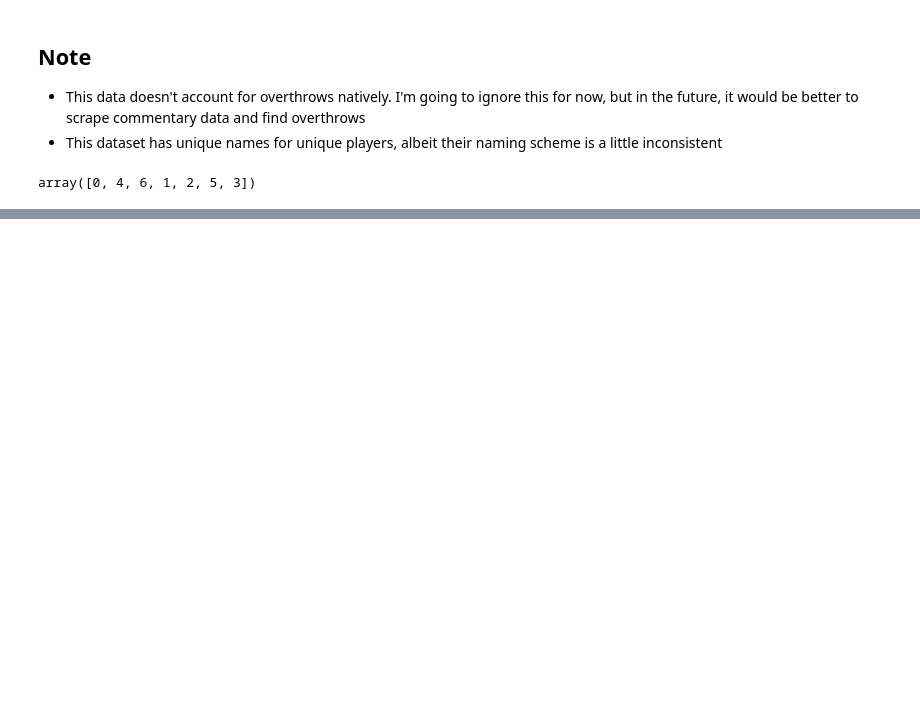
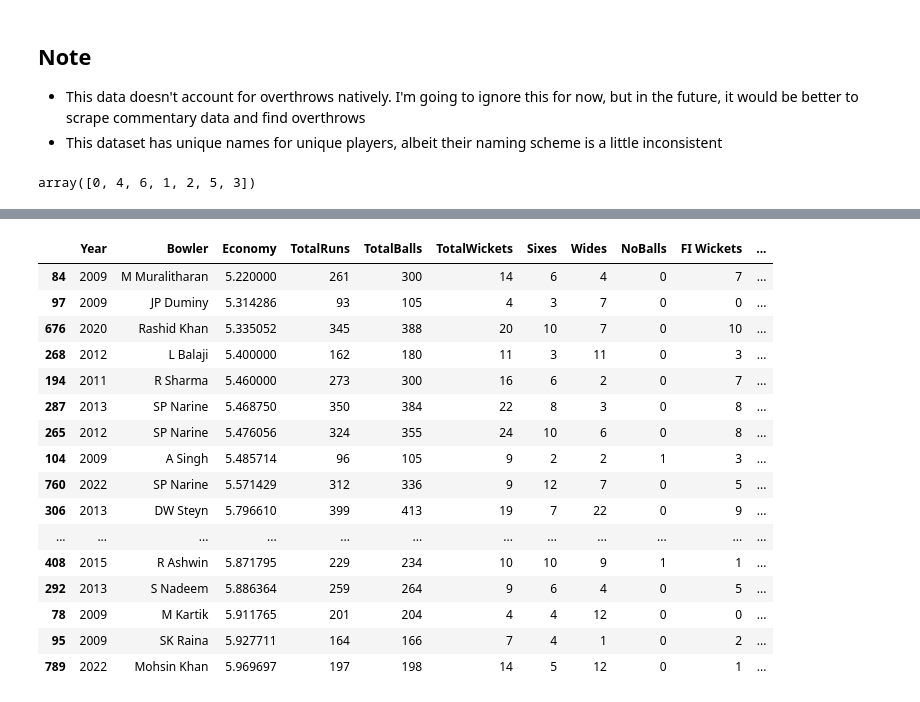
Before and after one commit to greenbear26/fielding-independent-bowling, a Jupyter notebook: main.ipynb, the cells around one changed output, grey strips where cells are left out. Drawn from its saved outputs; the diff is of its cells as text; code cells hidden in the pictures; blank space fills up the shorter version.

Commit message:
Extracted bowler data from ball by ball data

```diff
--- a/main.ipynb
+++ b/main.ipynb
@@ -95,2 +108,86 @@ We will also need to know
+# %%
+# Add a new column for year
+
+filtered_df['Year'] = pd.to_datetime(filtered_df['match_date']).dt.year
 # %%
-# Get economy rate for each bowler in 2008
+# Loop through database and create aggregate stats for each bowler each year
+rows_list = []
+
+for year in filtered_df['Year'].unique():
+    year_data = filtered_df[filtered_df['Year'] == year]
+    for bowler in year_data['Bowler'].unique():
+        bowler_data = year_data[year_data['Bowler'] == bowler]
+
+        # Legal balls bowled
+        total_balls = bowler_data.shape[0]
+        total_balls -= bowler_data[bowler_data['ExtraType'].isin(['wides', 'noballs', 'penalty,wides', 'byes,noballs', 'legbyes,noballs', 'penalty'])].shape[0]
+        if total_balls < 100:
+            continue
+
+        # Regular runs
+        batsman_runs = bowler_data['BatsmanRun'].sum()
+
+        # Wide runs and penalty/wides
+        wide_runs = bowler_data[bowler_data['ExtraType'].isin(['wides', 'noballs'])]['ExtrasRun'].sum()
+        wide_runs += max(0, bowler_data[bowler_data['ExtraType'].isin(['penalty,wides'])]['ExtrasRun'].sum()-5)
+
+        # No-ball runs and penalty/noballs
+        noball_runs = bowler_data[bowler_data['ExtraType'].isin(['noballs'])]['ExtrasRun'].sum()
+        noball_runs += len(bowler_data[bowler_data['ExtraType'].isin(['byes,noballs', 'legbyes,noballs'])])
+
+        # Total runs given up
+        total_runs = batsman_runs + wide_runs + noball_runs
+
+        # Economy rate = total runs / (total balls / 6)
+        economy = total_runs / (total_balls / 6) if total_balls > 0 else 0
+
+        # Sixes given up
+        sixes = bowler_data[bowler_data['BatsmanRun'] == 6].shape[0]
+
+        # Dot balls bowled
+        dot_balls = bowler_data[bowler_data['BatsmanRun'] == 0].shape[0]
+
+        # Total wickets taken
+        total_wickets = bowler_data[bowler_data['Kind'].isin(['bowled', 'caught', 'lbw', 'stumped', 'hit wicket', 'caught and bowled'])].shape[0]
+
+        # Fielding Indpendent wickets (bowled, lbw, caught and bowled) [Maybe add hit wicket and stumped later]
+        fielding_independent_wickets = bowler_data[bowler_data['Kind'].isin(['bowled', 'caught and bowled', 'lbw'])].shape[0]
+
+        rows_list.append({
+            'Year': year,
+            'Bowler': bowler,
+            'Economy': economy,
+            'TotalRuns': total_runs,
+            'TotalBalls': total_balls,
+            'TotalWickets': total_wickets,
+            'Sixes': sixes,
+            'Wides': wide_runs,
+            'NoBalls': noball_runs,
+            'FI Wickets': fielding_independent_wickets,
+            'DotBalls': dot_balls,
+        })
+
+bowler_df = pd.DataFrame(rows_list)
+bowler_df.sort_values(by=['Economy'], inplace=True)
+
+bowler_df = bowler_df.reset_index(drop=True)
+bowler_df.to_csv('data/bowler-stats.csv', index=False)
+bowler_df.head(20)
+# %% [output]
+|  | Year | Bowler | Economy | TotalRuns | TotalBalls | TotalWickets | Sixes | Wides | NoBalls | FI Wickets | ... |
+| 84 | 2009 | M Muralitharan | 5.220000 | 261 | 300 | 14 | 6 | 4 | 0 | 7 | ... |
+| 97 | 2009 | JP Duminy | 5.314286 | 93 | 105 | 4 | 3 | 7 | 0 | 0 | ... |
+| 676 | 2020 | Rashid Khan | 5.335052 | 345 | 388 | 20 | 10 | 7 | 0 | 10 | ... |
+| 268 | 2012 | L Balaji | 5.400000 | 162 | 180 | 11 | 3 | 11 | 0 | 3 | ... |
+| 194 | 2011 | R Sharma | 5.460000 | 273 | 300 | 16 | 6 | 2 | 0 | 7 | ... |
+| 287 | 2013 | SP Narine | 5.468750 | 350 | 384 | 22 | 8 | 3 | 0 | 8 | ... |
+| 265 | 2012 | SP Narine | 5.476056 | 324 | 355 | 24 | 10 | 6 | 0 | 8 | ... |
+| 104 | 2009 | A Singh | 5.485714 | 96 | 105 | 9 | 2 | 2 | 1 | 3 | ... |
+| 760 | 2022 | SP Narine | 5.571429 | 312 | 336 | 9 | 12 | 7 | 0 | 5 | ... |
+| 306 | 2013 | DW Steyn | 5.796610 | 399 | 413 | 19 | 7 | 22 | 0 | 9 | ... |
+| ... | ... | ... | ... | ... | ... | ... | ... | ... | ... | ... | ... |
+| 408 | 2015 | R Ashwin | 5.871795 | 229 | 234 | 10 | 10 | 9 | 1 | 1 | ... |
+| 292 | 2013 | S Nadeem | 5.886364 | 259 | 264 | 9 | 6 | 4 | 0 | 5 | ... |
+| 78 | 2009 | M Kartik | 5.911765 | 201 | 204 | 4 | 4 | 12 | 0 | 0 | ... |
+| 95 | 2009 | SK Raina | 5.927711 | 164 | 166 | 7 | 4 | 1 | 0 | 2 | ... |
+| 789 | 2022 | Mohsin Khan | 5.969697 | 197 | 198 | 14 | 5 | 12 | 0 | 1 | ... |
```
Also changed, not shown: parts of 4 cells of this notebook, 1 other file.
